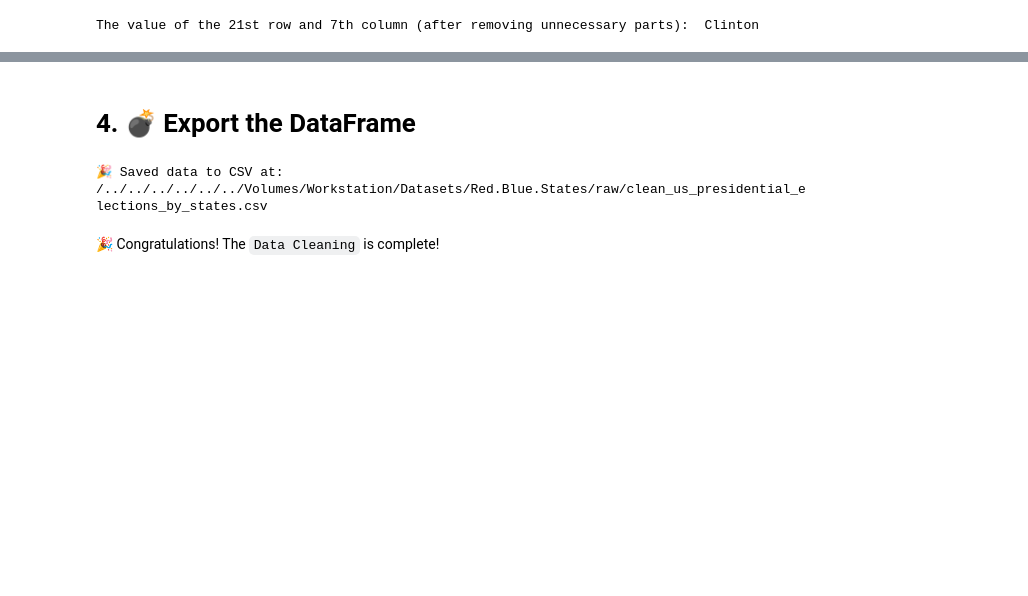
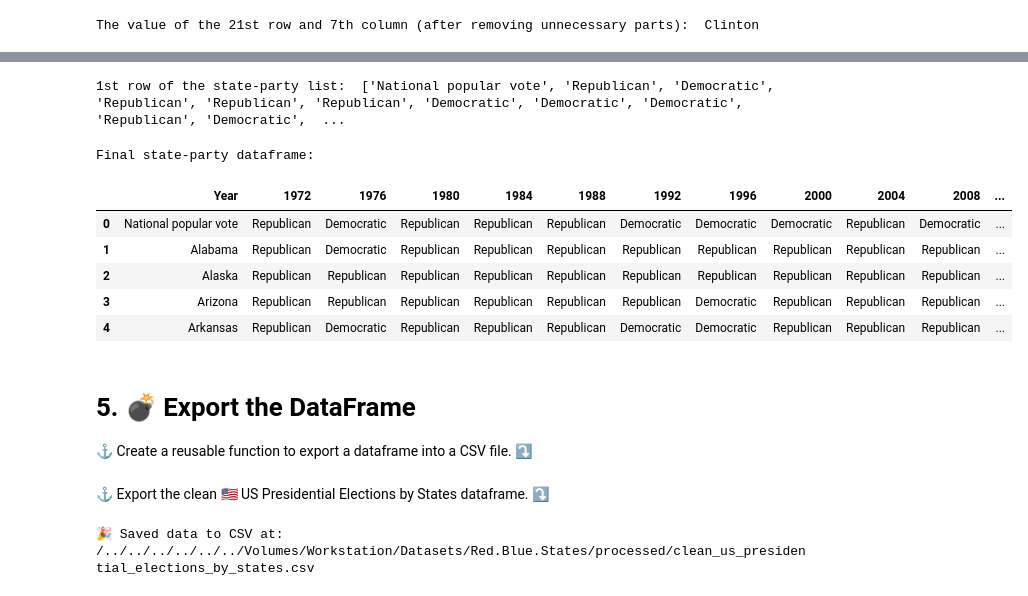
Before and after one commit to MYTE21/Red.Blue.States, a Jupyter notebook: notebooks/data_cleaning.ipynb, the cells around one changed output, grey strips where cells are left out. Drawn from its saved outputs; the diff is of its cells as text; code cells hidden in the pictures; blank space fills up the shorter version.

```diff
--- a/notebooks/data_cleaning.ipynb
+++ b/notebooks/data_cleaning.ipynb
@@ -111,2 +195,42 @@ The value of the 21st row and 7th column (after removing unnecessary parts):  Cl
+# %%
+contents = []
+
+for idx, row in clean_states_dataframe.iterrows():
+    content = []
+
+    for column in clean_states_dataframe.columns:
+        name = row[column]
+        democratic_candidate = candidate_dataframe.loc[0, column]
+        republican_candidate = candidate_dataframe.loc[1, column]
+        democratic_label = candidate_dataframe.iloc[0, 0].split()[0]
+        republican_label = candidate_dataframe.iloc[1, 0].split()[0]
+
+        if name in democratic_candidate:
+            content.append(democratic_label)
+        elif name in republican_candidate:
+            content.append(republican_label)
+        else:
+            content.append(name)
+
+    contents.append(content)
+
+print("1st row of the state-party list: ", contents[0])
+# %% [output]
+1st row of the state-party list:  ['National popular vote', 'Republican', 'Democratic', 'Republican', 'Republican', 'Republican', 'Democratic', 'Democratic', 'Democratic', 'Republican', 'Democratic',  ...
+# %%
+state_party_dataframe = pd.DataFrame(data = contents, columns = candidate_dataframe.columns)
+
+print("Final state-party dataframe: \n")
+state_party_dataframe.head()
+# %% [output]
+Final state-party dataframe:
+|  | Year | 1972 | 1976 | 1980 | 1984 | 1988 | 1992 | 1996 | 2000 | 2004 | 2008 | ... |
+| 0 | National popular vote | Republican | Democratic | Republican | Republican | Republican | Democratic | Democratic | Democratic | Republican | Democratic | ... |
+| 1 | Alabama | Republican | Democratic | Republican | Republican | Republican | Republican | Republican | Republican | Republican | Republican | ... |
+| 2 | Alaska | Republican | Republican | Republican | Republican | Republican | Republican | Republican | Republican | Republican | Republican | ... |
+| 3 | Arizona | Republican | Republican | Republican | Republican | Republican | Republican | Democratic | Republican | Republican | Republican | ... |
+| 4 | Arkansas | Republican | Democratic | Republican | Republican | Republican | Democratic | Democratic | Republican | Republican | Republican | ... |
 # %% [markdown]
-# 4. 💣 Export the DataFrame
+# 5. 💣 Export the DataFrame
+
+⚓️ Create a reusable function to export a dataframe into a CSV file. ⤵️
@@ -113,12 +255,6 @@ The value of the 21st row and 7th column (after removing unnecessary parts):  Cl
+# %% [markdown]
+⚓️ Export the clean 🇺🇸 US Presidential Elections by States dataframe. ⤵️
 # %%
-data_path = data.get_dataset_path("rbs", "processed", "clean_us_presidential_elections_by_states", 1)
-
-try:
-    clean_states_dataframe.to_csv(data_path, index = False)
-    print("🎉 Saved data to CSV at: ", data_path)
-except Exception as e:
-    print(f"❌ Error: {e}")
+export_dataframe_to_csv(clean_states_dataframe, "clean_us_presidential_elections_by_states")
 # %% [output]
-🎉 Saved data to CSV at:  /../../../../../../Volumes/Workstation/Datasets/Red.Blue.States/raw/clean_us_presidential_elections_by_states.csv
+🎉 Saved data to CSV at:  /../../../../../../Volumes/Workstation/Datasets/Red.Blue.States/processed/clean_us_presidential_elections_by_states.csv
-# %% [markdown]
-🎉 Congratulations! The `Data Cleaning` is complete!
```
Also changed, not shown: parts of 15 cells of this notebook, 1 other file.
